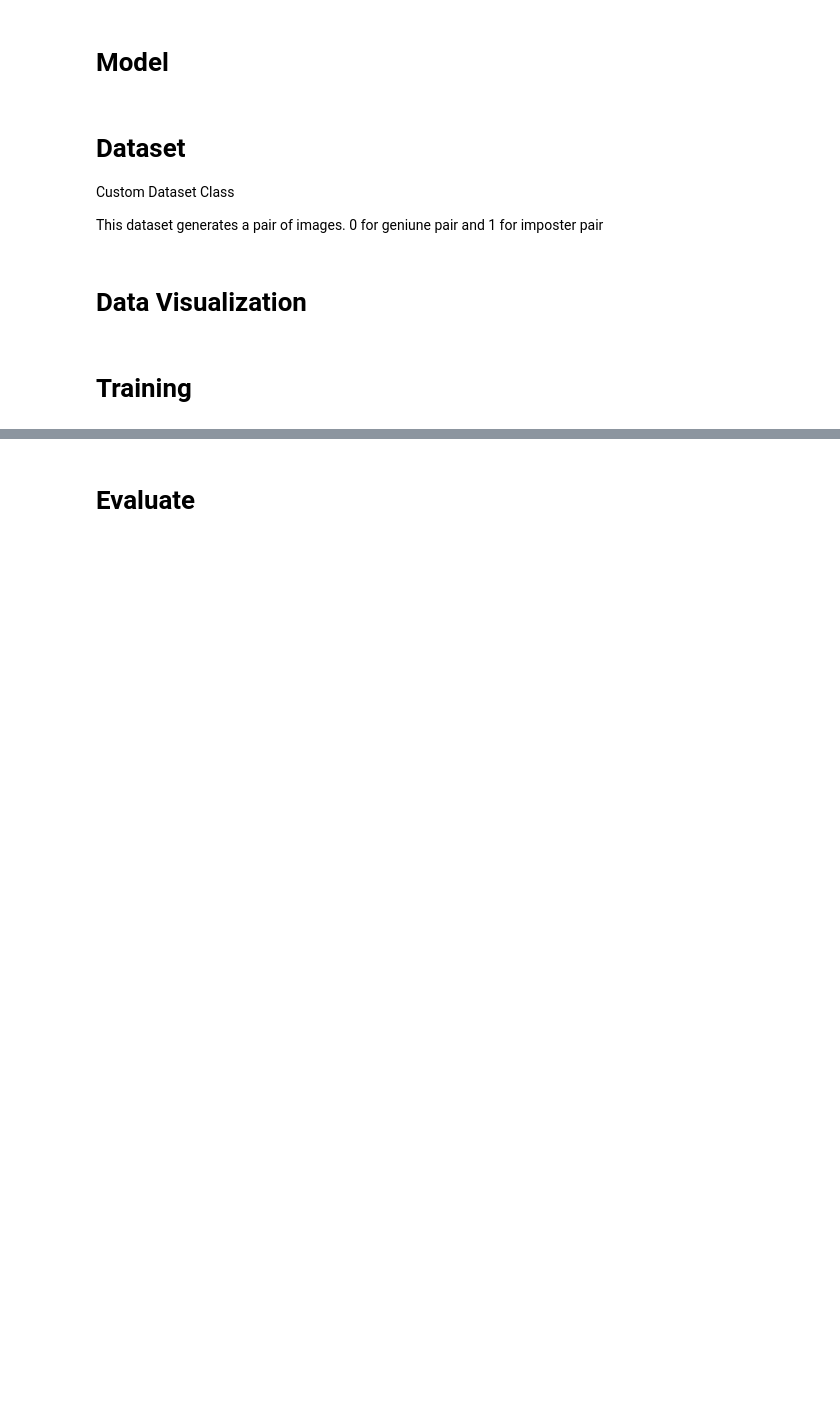
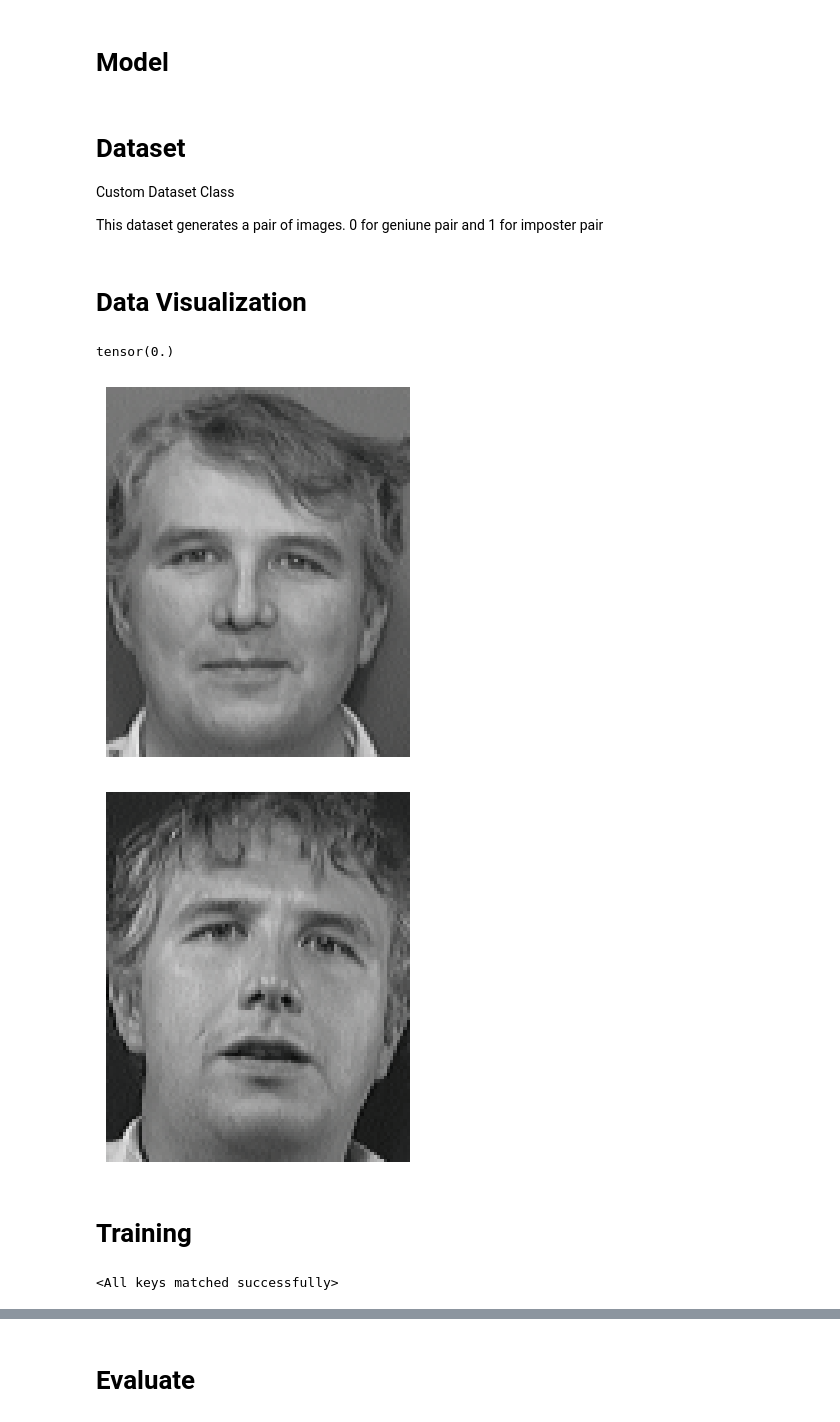
Before and after one commit to ultimateabhi719/face-recognition, a Jupyter notebook: Siamese-networks-medium.ipynb, the cells around one changed output, grey strips where cells are left out. Drawn from its saved outputs; the diff is of its cells as text; code cells hidden in the pictures; blank space fills up the shorter version.

```diff
--- a/Siamese-networks-medium.ipynb
+++ b/Siamese-networks-medium.ipynb
@@ -32,15 +33,16 @@ from transformers import AutoImageProcessor, ResNetForImageClassification
 # Configuration Class
 # %%
 class Config():
-    training_dir = "./data/DigiFace1M"
-    testing_dir = "./data/DigiFace1M"
+    training_dir = "data/att_faces/Training"
+    testing_dir = "data/att_faces/Testing"
     train_batch_size = 64
     train_number_epochs = 100
     image_mean = np.array([0.485, 0.456, 0.406 ])
     image_std = np.array([0.229, 0.224, 0.225])
-    save_freq = 10
-    save_prefix = "runs/overfit_test_0"
-    save_path = save_prefix+"/overfit_100epochs.pth"
+    save_freq = 100
+    save_prefix = "runs/att_ConstrastiveLoss_Stages-2"
+    resume_path = "runs/att_ContrastiveLoss/epochs_100.pth"
+    save_path = save_prefix+"/epochs_100.pth"
 # %% [markdown]
 # Helper functions
 Set of helper functions
@@ -152,10 +193,10 @@ class SiameseNetworkDataset(Dataset):
             img0 = self.transform(img0)
             img1 = self.transform(img1)
 
-        return (df.iloc[0].img,img0), (df.iloc[1].img,img1) , torch.from_numpy(np.array([1-int(should_get_same_class)],dtype=np.float32))
+        return (df.iloc[0].img,img0), (df.iloc[1].img,img1) , torch.from_numpy(np.array(1-int(should_get_same_class),dtype=np.float32))
 
     def __len__(self):
-        return len(self.imageFolderDataset.imgs)
+        return 2*len(self.imageFolderDataset.imgs)
 # %% [markdown]
 # Data Visualization
 # %%
@@ -177,7 +215,13 @@ siamese_dataset = SiameseNetworkDataset(imageFolderDataset=folder_dataset, trans
+# %%
+x = siamese_dataset[2]
 # %%
-# x[0][1].shape
-# imshow(inv_normalize(x[0][1]).permute(1,2,0))
-# imshow(inv_normalize(x[1][1]).permute(1,2,0))
+x[2]
+imshow(inv_normalize(x[0][1]).permute(1,2,0))
+imshow(inv_normalize(x[1][1]).permute(1,2,0))
+# %% [output]
+tensor(0.)
+[figure, added]
+[figure, added]
 # %% [markdown]
 # Training
 # %%
@@ -190,6 +234,10 @@ train_dataloader = DataLoader(siamese_dataset,
                         batch_size=Config.train_batch_size)
 # %%
 net = SiameseNetwork().to(device)
+# %%
+net.load_state_dict(torch.load(Config.resume_path))
+# %% [output]
+<All keys matched successfully>
 # %%
 criterion = ContrastiveLoss()
 optimizer = optim.Adam(net.parameters(),lr = 0.0005 )
```
Also changed, not shown: parts of 20 cells of this notebook, 5 other files.
